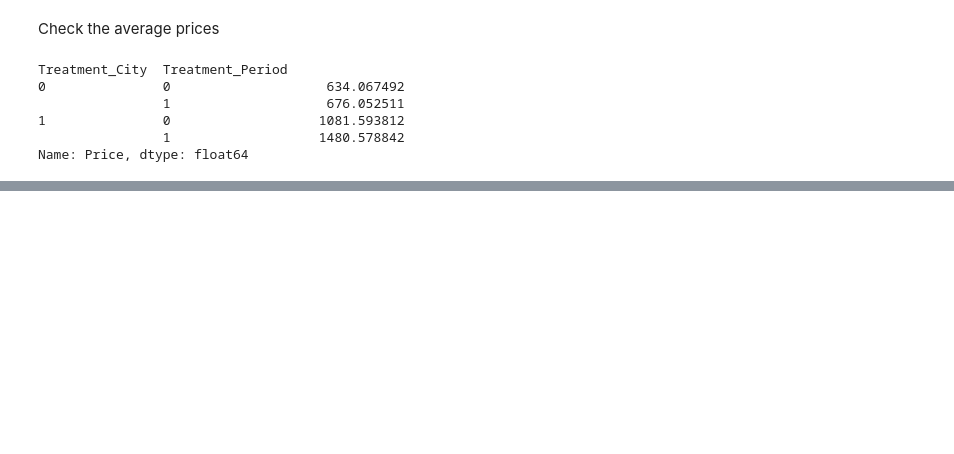
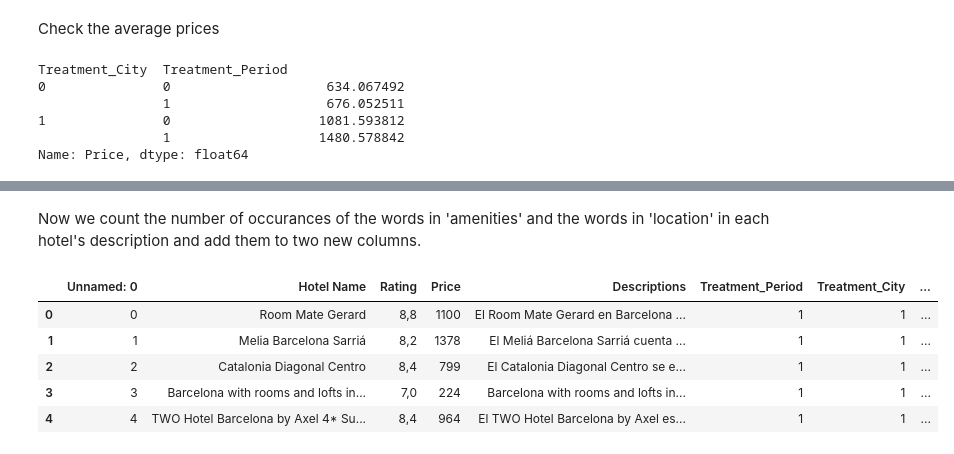
Before and after one commit to nataliabeltranarg/NLP-Booking-Sentiment-Analysis, a Jupyter notebook: regressions_features.ipynb, the cells around one changed output, grey strips where cells are left out. Cells and saved outputs as stored; diff of their text form; code cells hidden in the pictures; blank space fills up the shorter version.

```diff
--- a/regressions_features.ipynb
+++ b/regressions_features.ipynb
@@ -331,0 +229,10 @@ Notes:
+# %%
+# Detect which language the description is in
+from langdetect import detect
+df_total['Language'] = df_total['Descriptions'].apply(lambda x: detect(x) if type(x) == str else None)
+
+# Count total descriptions in Spanish and in English
+english_count = df_total[df_total['Language'] == 'en'].shape[0]
+spanish_count = df_total[df_total['Language'] == 'es'].shape[0]
+print(f'Number of descriptions in English: {english_count}')
+print(f'Number of descriptions in Spanish: {spanish_count}')
@@ -331,0 +401,13 @@ Notes:
+# %%
+# Selected words from the top 500 ITFDF scores related to amenities and location:
+amenities_itfdf = [
+    "bitérmica","auriculares","acqua","cinema","fumadores","pizzas","cocinilla","cabina","supervisados",
+    "terapeutas","escúteres","cancha","lobby","gel","champú","aparcamientos","armarios","limpias",
+    "toallero","colchoneta","secadores","kitchen","aseos","intolerancias","equipajes","cocheras",
+    "garaje","infinito","bolera","piscine",
+]
+
+location_itfdf = [
+     "bosque","paisaje","privilegiado","circundantes","proximidad","naturaleza","montseny",
+    "berceloneta","pirineos"
+]
@@ -331,0 +492,31 @@ Notes:
+# %% [markdown]
+Now we count the number of occurances of the words in 'amenities' and the words in 'location' in each hotel's description and add them to two new columns.
+# %%
+df_total['amenities'] = 0
+df_total['location'] = 0
+
+def amenities_count(description):
+    # Lowercase the description to improve matching
+    description_lower = description.lower()
+    # Sum the occurrences of each amenity word in the description
+    return sum(description_lower.count(amenity.lower()) for amenity in amenities)
+
+# Apply the corrected function to each row in the 'Descriptions' column
+df_total['amenities'] = df_total['Descriptions'].apply(amenities_count)
+
+def location_count(description):
+    # Lowercase the description to improve matching
+    description_lower = description.lower()
+    # Sum the occurrences of each amenity word in the description
+    return sum(description_lower.count(location.lower()) for location in location)
+
+# Apply the corrected function to each row in the 'Descriptions' column
+df_total['location'] = df_total['Descriptions'].apply(location_count)
+df_total.head()
+# %% [output]
+|  | Unnamed: 0 | Hotel Name | Rating | Price | Descriptions | Treatment_Period | Treatment_City | ... |
+| 0 | 0 | Room Mate Gerard | 8,8 | 1100 | El Room Mate Gerard en Barcelona ... | 1 | 1 | ... |
+| 1 | 1 | Melia Barcelona Sarriá | 8,2 | 1378 | El Meliá Barcelona Sarriá cuenta ... | 1 | 1 | ... |
+| 2 | 2 | Catalonia Diagonal Centro | 8,4 | 799 | El Catalonia Diagonal Centro se e... | 1 | 1 | ... |
+| 3 | 3 | Barcelona with rooms and lofts in... | 7,0 | 224 | Barcelona with rooms and lofts in... | 1 | 1 | ... |
+| 4 | 4 | TWO Hotel Barcelona by Axel 4* Su... | 8,4 | 964 | El TWO Hotel Barcelona by Axel es... | 1 | 1 | ... |
```
Also changed, not shown: parts of 74 cells of this notebook.
